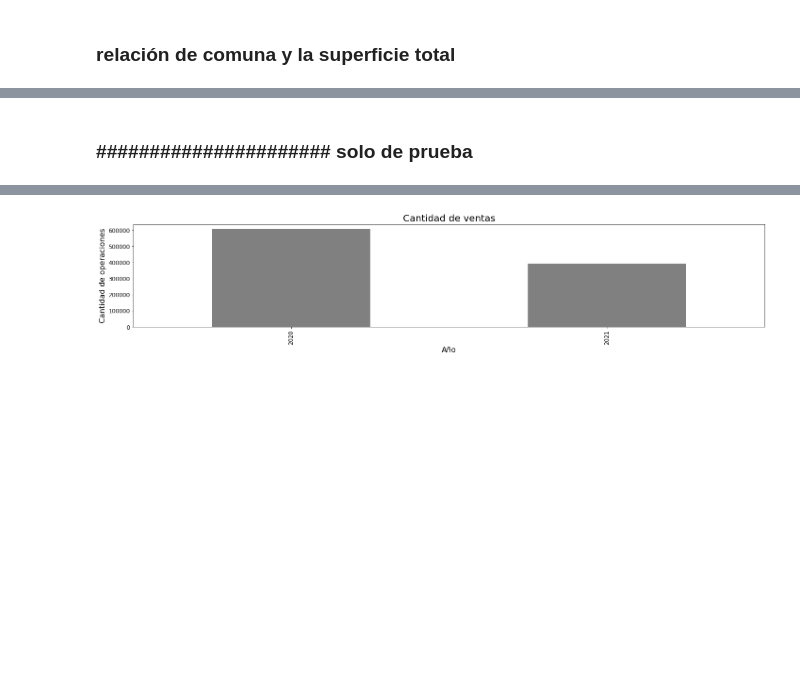
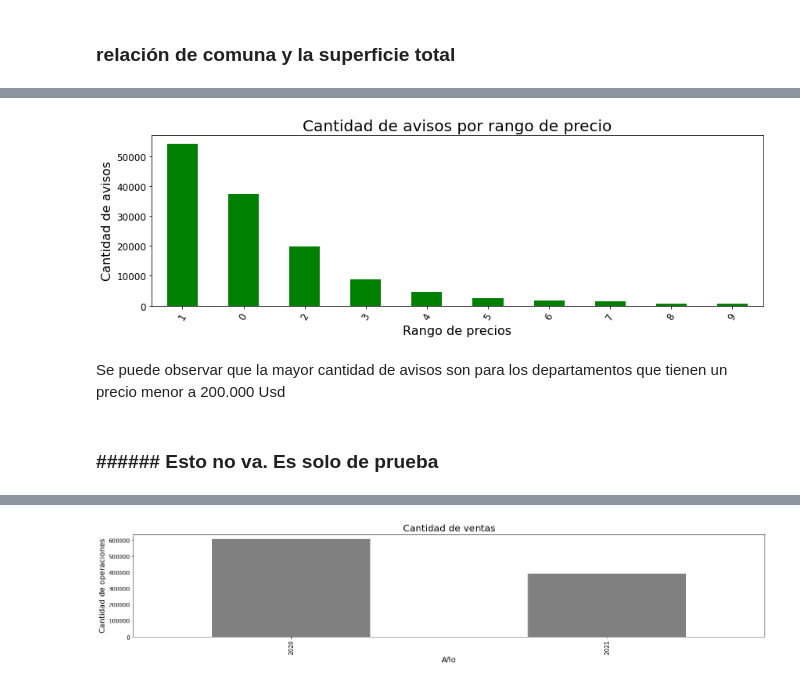
Before and after one commit to crisnicogonzalez/tp-final-isi, a Jupyter notebook: tp-analisis-2022.ipynb, the cells around one changed output, grey strips where cells are left out. Saved outputs shown, nothing was run; the diff lists cells and outputs as text; code cells hidden in the pictures; blank space fills up the shorter version.

```diff
--- a/tp-analisis-2022.ipynb
+++ b/tp-analisis-2022.ipynb
@@ -443,2 +425,11 @@ array([[<AxesSubplot:title={'center':'price'}>]], dtype=object)
+# %%
+df_caba['target'].value_counts().head(15).plot(kind='bar',rot=60, figsize=(14,4), color='green' ,fontsize=12);
+plt.title('Cantidad de avisos por rango de precio', fontsize=20);
+plt.xlabel('Rango de precios', fontsize=16);
+plt.ylabel('Cantidad de avisos', fontsize=16);
+# %% [output]
+[figure, added]
+# %% [markdown]
+Se puede observar que la mayor cantidad de avisos son para los departamentos que tienen un precio menor a 200.000 Usd
 # %% [markdown]
-### ###################### solo de prueba ####################
+### ###### Esto no va.  Es solo de prueba
```
Also changed, not shown: parts of 56 cells of this notebook.
